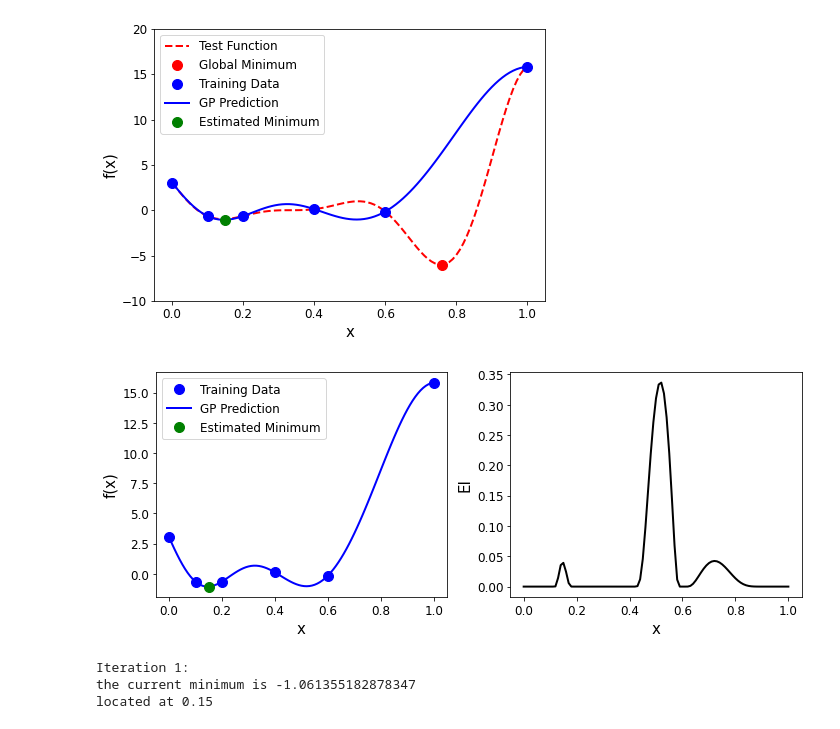
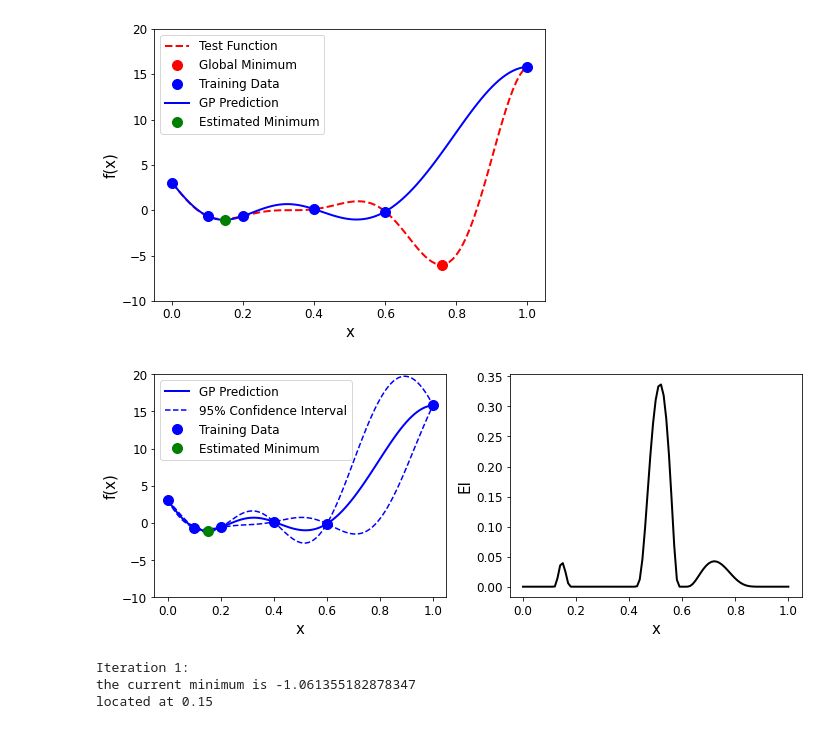
Before and after one commit to ShuaiGuo16/Surrogate_Optimization, a Jupyter notebook: Surrogate_Optimization.ipynb, the cells around one changed output. Drawn from its saved outputs; the diff is of its cells as text; code cells hidden in the pictures.

Commit message:
Create subplots for the first iteration

```diff
--- a/Surrogate_Optimization.ipynb
+++ b/Surrogate_Optimization.ipynb
@@ -70,31 +70,33 @@ fig
 # %%
 # Surrogate optimization based on Expected Improvement: EI visualization
 
 # 2-Calculate expected improvement
 pred_std = pred_std.reshape(pred_std.shape[0], 1)
 EI = (current_objective-y_pred)*st.norm.cdf((current_objective-y_pred)/pred_std) \
         +pred_std*st.norm.pdf((current_objective-y_pred)/pred_std)
 
 # 3-Display EI distribution over the parameter space
 fig, axs = plt.subplots(1,2,figsize=(10,4))
 axs[0].plot(X_test,y_pred,'b-',linewidth=2,label='GP Prediction')
-axs[0].plot(X_test,y_pred+1.95*,'b--',linewidth=1.5,label='GP Prediction')
+axs[0].plot(X_test,y_pred+1.95*pred_std,'b--',linewidth=1.5)
+axs[0].plot(X_test,y_pred-1.95*pred_std,'b--',linewidth=1.5,label='95% Confidence Interval')
 axs[0].plot(X_train,y_train,'bo',markerfacecolor='b',markersize=10,label='Training Data')
 axs[0].set_xlabel('x', fontsize=15)
 axs[0].set_ylabel('f(x)', fontsize=15)
 axs[0].plot(current_location,current_objective,'go',
         markerfacecolor='g',markersize=10,label='Estimated Minimum');
 axs[0].legend(loc="upper left",prop={'size': 12})
 axs[0].tick_params(axis='both', which='major', labelsize=12)
 axs[0].set_ylim([-10,20]);
 
 axs[1].plot(X_test,EI,'k-',linewidth=2)
 axs[1].set_xlabel('x', fontsize=15)
 axs[1].set_ylabel('EI', fontsize=15)
 axs[1].tick_params(axis='both', which='major', labelsize=12)
 fig.tight_layout();
+fig.savefig('First_iteration.png')
 # %% [output]
-[figure, old version]
+[figure, new version]
 # %%
 # Expected Improvement-based active learning function
 def EI_learning(candidates, y_pred, pred_std):
```
